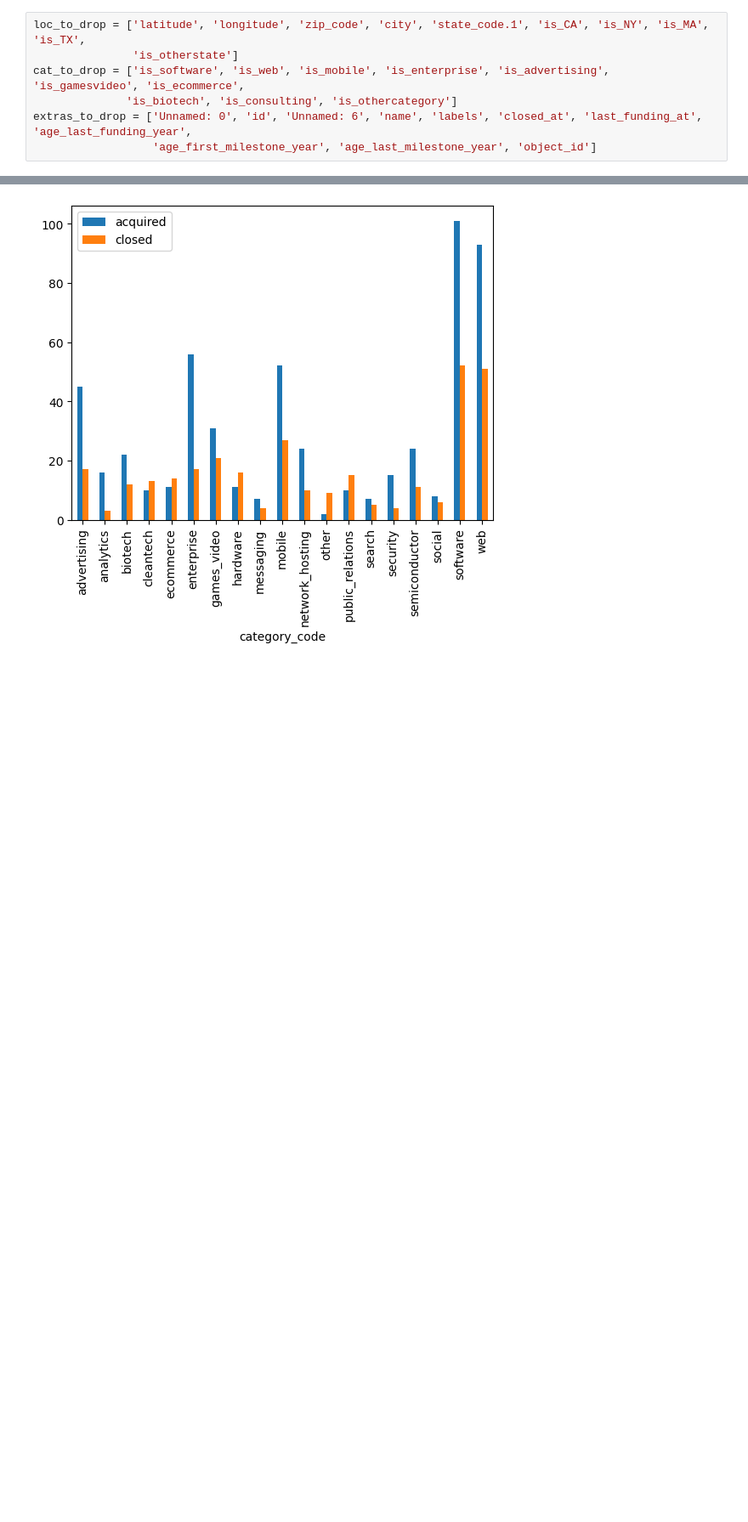
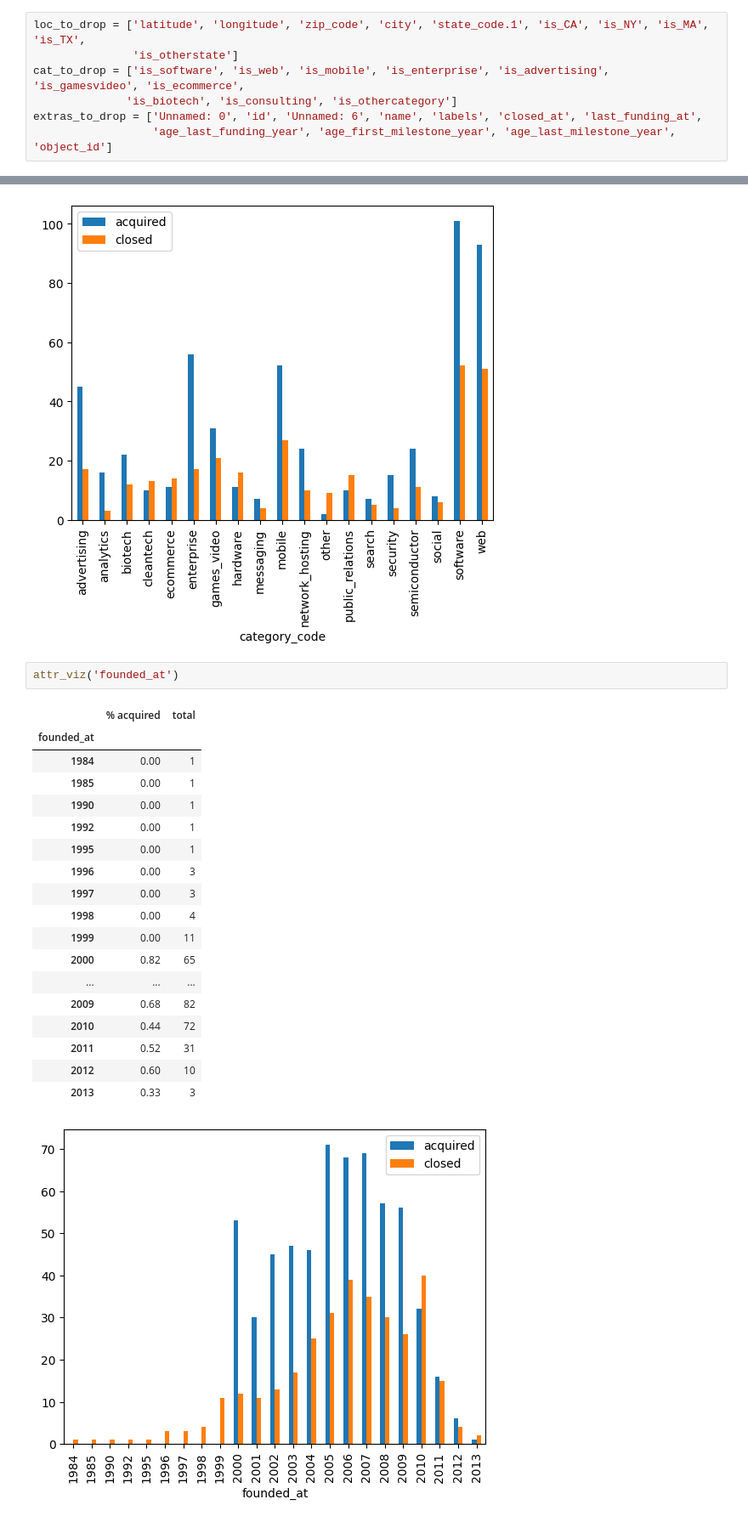
Before and after one commit to iansind/startup-success, a Jupyter notebook: EDA.ipynb, the cells around one changed output, grey strips where cells are left out. Shown: that part at 85% size. Saved outputs shown, nothing was run; the diff lists cells and outputs as text; blank space fills up the shorter version.

```diff
--- a/EDA.ipynb
+++ b/EDA.ipynb
@@ -41,8 +64,8 @@ loc_to_drop = ['latitude', 'longitude', 'zip_code', 'city', 'state_code.1', 'is_
                'is_otherstate']
 cat_to_drop = ['is_software', 'is_web', 'is_mobile', 'is_enterprise', 'is_advertising', 'is_gamesvideo', 'is_ecommerce',
               'is_biotech', 'is_consulting', 'is_othercategory']
-extras_to_drop = ['Unnamed: 0', 'id', 'Unnamed: 6', 'name', 'labels', 'closed_at', 'last_funding_at', 'age_last_funding_year',
-                  'age_first_milestone_year', 'age_last_milestone_year', 'object_id']
+extras_to_drop = ['Unnamed: 0', 'id', 'Unnamed: 6', 'name', 'labels', 'closed_at', 'last_funding_at',
+                  'age_last_funding_year', 'age_first_milestone_year', 'age_last_milestone_year', 'object_id']
 # %%
 df = pd.read_csv('startup_data.csv')
 df.drop(loc_to_drop, axis=1, inplace=True)
@@ -135,3 +160,25 @@ attr_viz('category_code', sort=True, threshold=10)
 | public_relations | 0.40 | 25 |
 | other | 0.18 | 11 |
 [figure]
+# %%
+attr_viz('founded_at')
+# %% [output]
+|  | % acquired | total |
+| founded_at |  |  |
+| 1984 | 0.00 | 1 |
+| 1985 | 0.00 | 1 |
+| 1990 | 0.00 | 1 |
+| 1992 | 0.00 | 1 |
+| 1995 | 0.00 | 1 |
+| 1996 | 0.00 | 3 |
+| 1997 | 0.00 | 3 |
+| 1998 | 0.00 | 4 |
+| 1999 | 0.00 | 11 |
+| 2000 | 0.82 | 65 |
+| ... | ... | ... |
+| 2009 | 0.68 | 82 |
+| 2010 | 0.44 | 72 |
+| 2011 | 0.52 | 31 |
+| 2012 | 0.60 | 10 |
+| 2013 | 0.33 | 3 |
+[figure, added]
```
Also changed, not shown: parts of 14 cells of this notebook, 2 other files.
